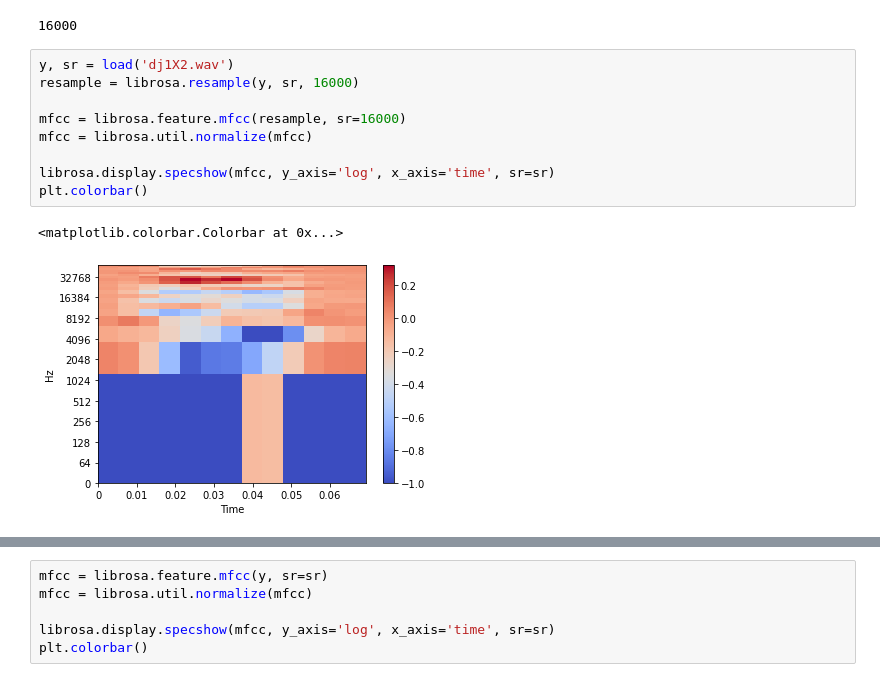
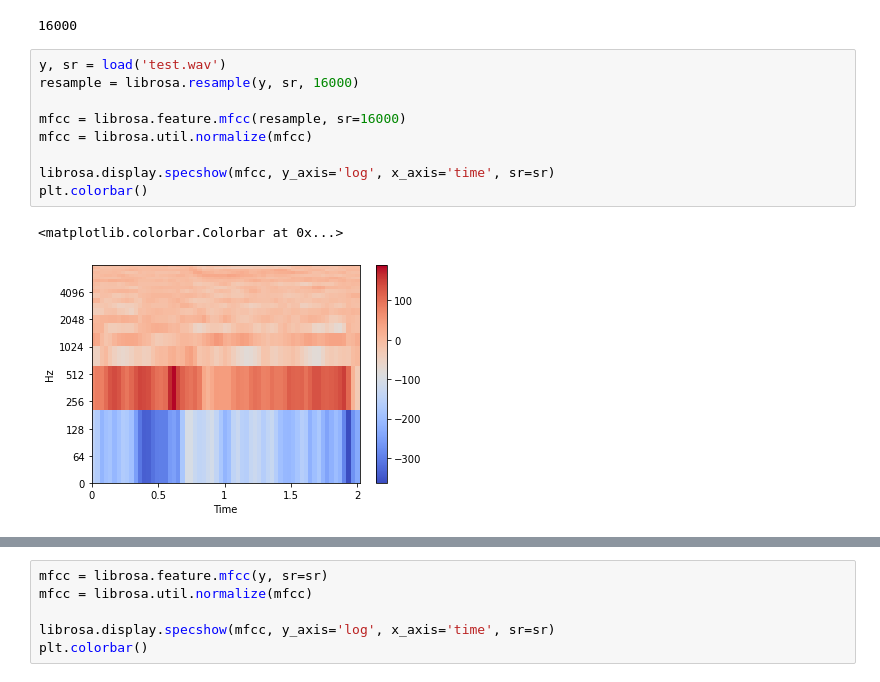
Before and after one commit to DAHYUN-HAN/speech, a Jupyter notebook: data/normalization.ipynb, the cells around one changed output, grey strips where cells are left out. Cells and saved outputs as stored; diff of their text form.

```diff
--- a/data/normalization.ipynb
+++ b/data/normalization.ipynb
@@ -340,14 +371,14 @@ sr
 # %% [output]
 16000
 # %%
-y, sr = load('dj1X2.wav')
+y, sr = load('test.wav')
 resample = librosa.resample(y, sr, 16000)
 
 mfcc = librosa.feature.mfcc(resample, sr=16000)
 mfcc = librosa.util.normalize(mfcc)
 
 librosa.display.specshow(mfcc, y_axis='log', x_axis='time', sr=sr)
 plt.colorbar()
 # %% [output]
 <matplotlib.colorbar.Colorbar at 0x...>
-[figure, old version]
+[figure, new version]
```
Also changed, not shown: parts of 19 cells of this notebook, 8 other files.
